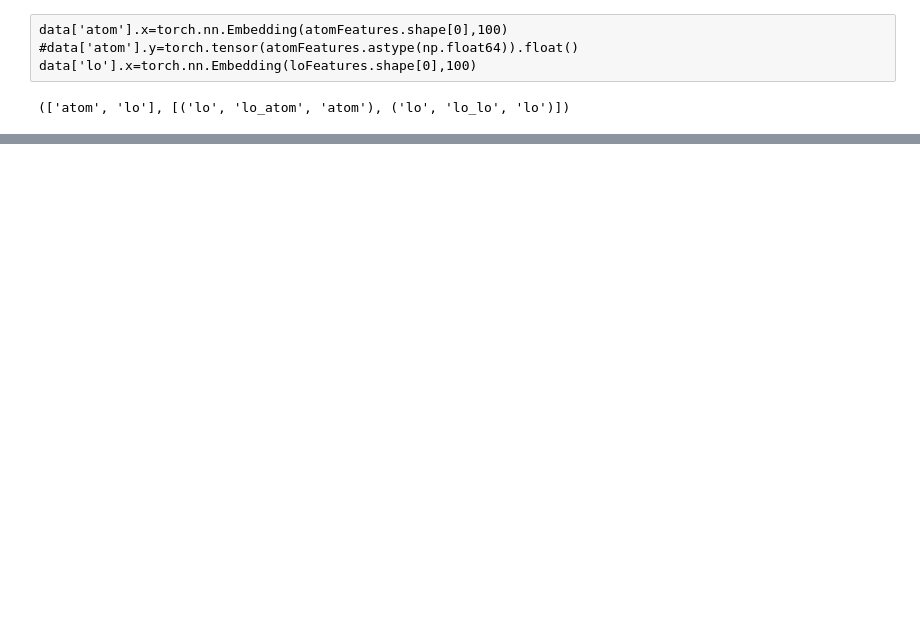
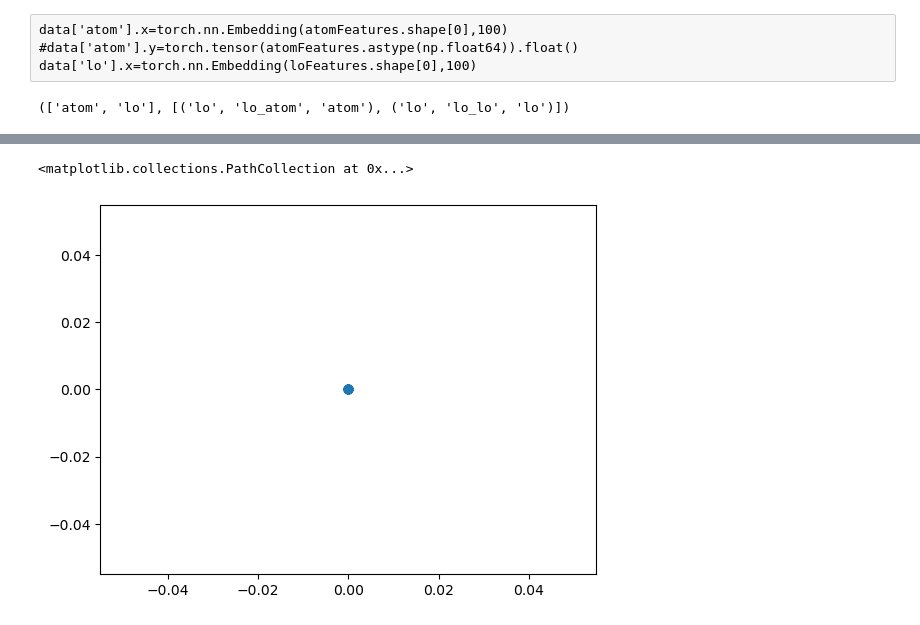
Before and after one commit to MadushanPathirana/msc-research, a Jupyter notebook: adaptive learning/creating graph/Generate_graphs_2.ipynb, the cells around one changed output, grey strips where cells are left out. Cells and saved outputs as stored; diff of their text form; code cells hidden in the pictures; blank space fills up the shorter version.

```diff
--- a/adaptive learning/creating graph/Generate_graphs_2.ipynb
+++ b/adaptive learning/creating graph/Generate_graphs_2.ipynb
@@ -472,0 +497,33 @@ xx[1]
+# %%
+class GNN_LSTM_Classifier(nn.Module):
+    def __init__(self):
+        super(GNN_LSTM_Classifier, self).__init__()
+
+        self.model_embedding=GNN_Lstm()
+        self.model_embedding = to_hetero(self.model_embedding, data.metadata(),aggr='max')
+        self.classifer = Classifer_Lstm()
+        #lo,atom,prev_answer,prev_lo,prev_atom,prev_answer1,prev_lo1,prev_atom1
+    def forward(self, x,edges,batch_num,lookback,question_sequence):
+        node_embeddings = self.model_embedding(x,edges)
+        rnn_input_list=[]
+        #features_concat_list=[]
+
+        for i in range(lookback+1):
+
+            #print([i,batch_num-i])
+            lo=question_sequence[0][batch_num-i]
+            atom=question_sequence[1][batch_num-i]
+            prev_answer=torch.tensor([question_sequence[2][batch_num-1-i]]).float()
+
+            features_concat=torch.cat([node_embeddings['atom'][atom],node_embeddings['lo'][lo],prev_answer])
+            rnn_input_list.append(features_concat)
+
+
+
+        #user_embeddings=torch.cat([node_embeddings['atom'][atom] , node_embeddings['lo'][lo],prev_answer,node_embeddings['atom'][prev_atom] , node_embeddings['lo'][prev_lo],prev_answer1,node_embeddings['atom'][prev_atom1] , node_embeddings['lo'][prev_lo1]])
+
+        rnn_input_stacked=torch.stack(rnn_input_list).view(1,lookback+1,features_concat.shape[0])
+
+        rnn_outputs = self.classifer(rnn_input_stacked)
+
+        return rnn_outputs,node_embeddings
@@ -472,0 +609,8 @@ xx[1]
+# %%
+los=node_embeddings['lo'].detach().numpy()
+pca = PCA(n_components=2)
+components = pca.fit_transform(los)
+plt.scatter(components[:,0],components[:,1])
+# %% [output]
+<matplotlib.collections.PathCollection at 0x...>
+[figure, added]
```
Also changed, not shown: parts of 27 cells of this notebook.
